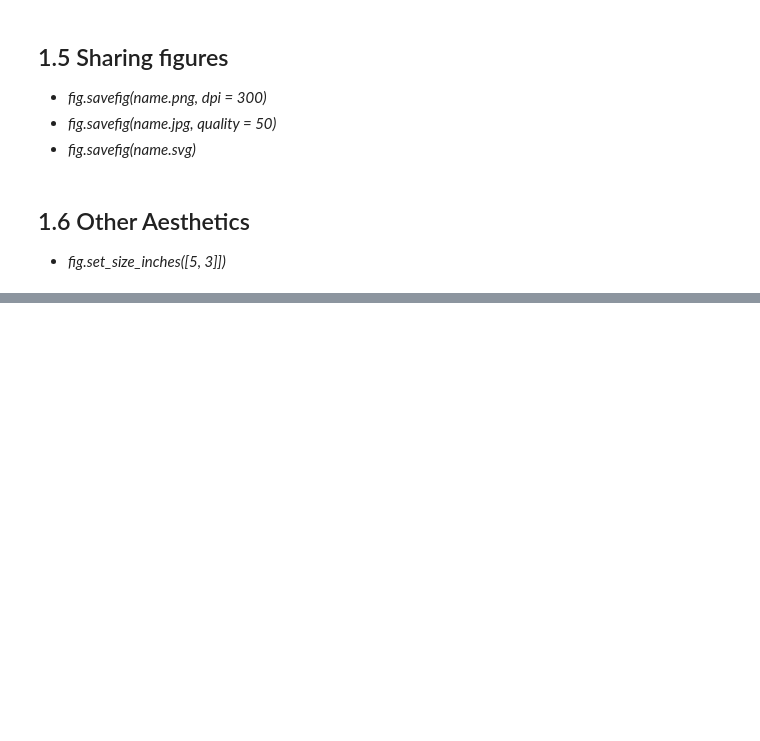
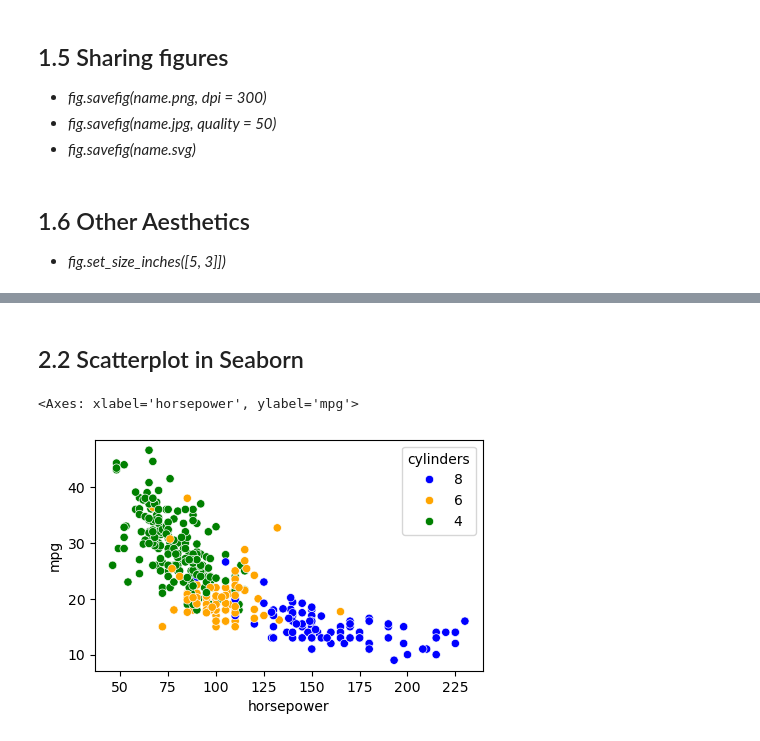
Before and after one commit to Timm26/Data_Science_Handbook, a Jupyter notebook: Preprocessing and EDA/Data_Visualisation_with_Matplotlib_and_Seaborn.ipynb, the cells around one changed output, grey strips where cells are left out. Saved outputs shown, nothing was run; the diff lists cells and outputs as text; code cells hidden in the pictures; blank space fills up the shorter version.

Commit message:
Started Adding Seaborn

```diff
--- a/Preprocessing and EDA/Data_Visualisation_with_Matplotlib_and_Seaborn.ipynb
+++ b/Preprocessing and EDA/Data_Visualisation_with_Matplotlib_and_Seaborn.ipynb
@@ -204,0 +231,11 @@ plt.show()
+# %% [markdown]
+## 2.2 Scatterplot in Seaborn
+# %%
+# Simple scatterplot
+hue_colors = {8: "blue", 6: "orange", 4: "green"}
+sns.scatterplot(x = "horsepower", y = "mpg", data = cars,
+                hue = "cylinders", hue_order=[8, 6, 4],
+                palette=hue_colors)
+# %% [output]
+<Axes: xlabel='horsepower', ylabel='mpg'>
+[figure, added]
```
Also changed, not shown: parts of 4 cells of this notebook.
